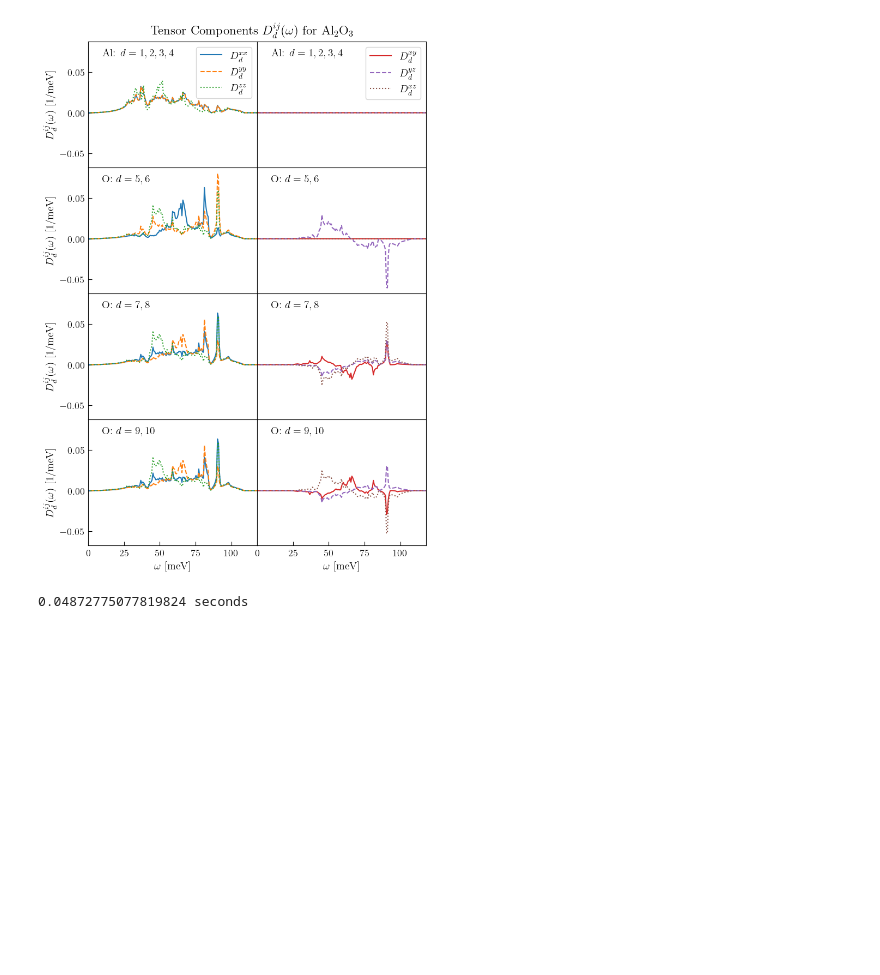
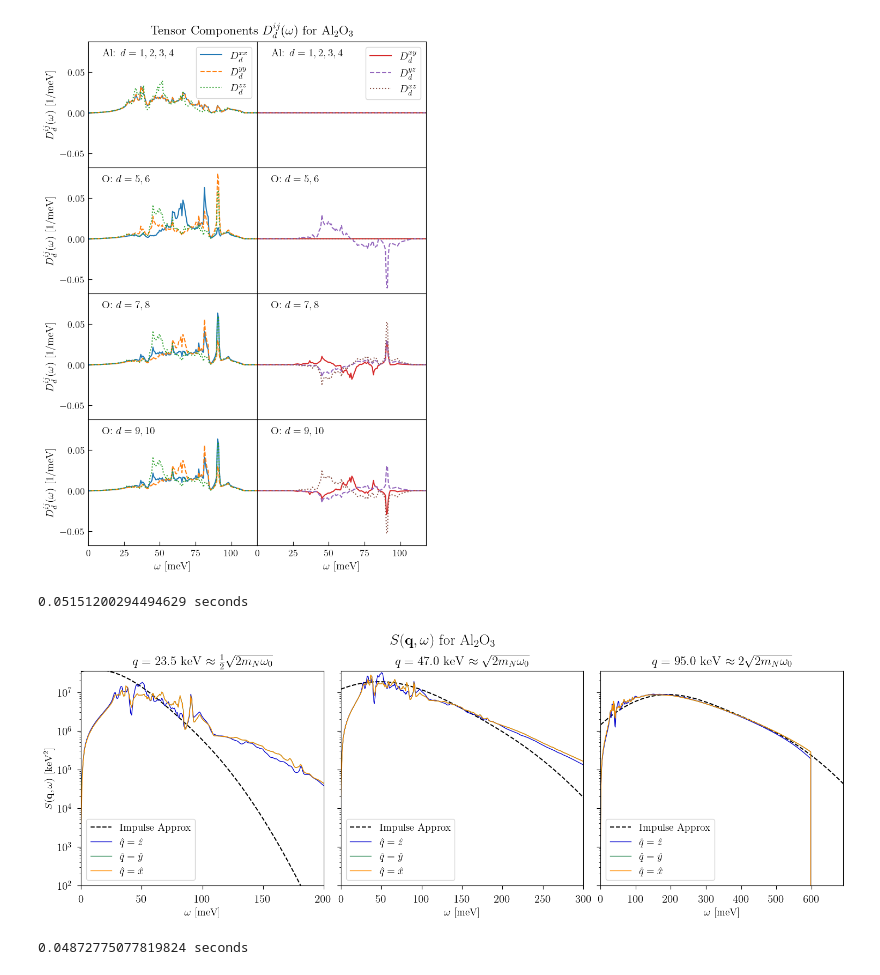
Before and after one commit to tongylin/DarkELF, a Jupyter notebook: examples/darkelf_daily_modulation.ipynb, the cells around one changed output. Saved outputs shown, nothing was run; the diff lists cells and outputs as text; code cells hidden in the pictures; blank space fills up the shorter version.

```diff
--- a/examples/darkelf_daily_modulation.ipynb
+++ b/examples/darkelf_daily_modulation.ipynb
@@ -159,6 +219,52 @@ ax[(3,1)].annotate(f'O: $d=9,10$',(10,0.07),fontsize=14);
 #fig.savefig('tensor_components_Al2O3.png',bbox_inches='tight')
 # %% [output]
 [figure]
+# %%
+fig,ax = plt.subplots(nrows=1,ncols=3,figsize=(15,5),layout='constrained',sharey=True)
+q_array = np.array([23.5,47,95])*1.0e3 #different q values to test below
+omega = np.linspace(0.0,800.0e-3,1000)
+thetas = np.array([0,np.pi/2,np.pi/2])
+
+fig.suptitle(f'$S(\mathbf{{q}},\\omega)$ for Al$_2$O$_3$',y=1.07,fontsize=20)
+
+start = time.time()
+S_q_omega_Al2O3 = al2o3.structure_factor_anisotropic(q_array,thetas,[np.pi/2,0],omega,1,10)
+impulse_approx_Al2O3 = al2o3.impulse_approximation_anisotropic(q_array,omega)
+end = time.time()
+print(f'{end-start} seconds')
+
+labels = [r'$\hat q = \hat z$',r'$\hat q = \hat y$',r'$\hat q = \hat x$']
+colors = ['mediumblue','seagreen','darkorange']
+ax[0].plot(omega*1000,impulse_approx_Al2O3[0]/1e6,label='Impulse Approx',color='black',linestyle='dashed')
+ax[1].plot(omega*1000,impulse_approx_Al2O3[1]/1e6,label='Impulse Approx',color='black',linestyle='dashed')
+ax[2].plot(omega*1000,impulse_approx_Al2O3[2]/1e6,label='Impulse Approx',color='black',linestyle='dashed')
+
+for k,th in enumerate(thetas):
+    for i,q in enumerate(q_array):
+        ax[i].plot(omega*1000,S_q_omega_Al2O3[i][k][int(np.floor(k/2))]/1.0e6,\
+                   label=labels[k],\
+                    linewidth=1,color = colors[k])
+        #ax[i].set_xlim(0,600)
+        #ax[i].set_xlim(450,800)
+        #ax[i].set_ylim(0,2.4e7)
+        ax[i].set_ylim(1e2,3.5e7)
+        ax[i].set_yscale('log')
+        ax[i].legend();
+        ax[i].set_xlabel(r'$\omega$ [meV]')
+
+#ax[2].set_ylim(0,1e6)
+ax[0].set_ylabel(r'$S(\mathbf{q},\omega)$ [keV$^2$]');
+
+ax[0].set_title(f'$q=$ {np.round(q_array[0]/1000,1)} keV $\\approx \\frac{{1}}{{2}} \\sqrt{{2 m_N \omega_0}}$',y=1.01);
+ax[1].set_title(f'$q=$ {np.round(q_array[1]/1000,1)} keV $\\approx \\sqrt{{2 m_N \omega_0}}$',y=1.01);
+ax[2].set_title(f'$q=$ {np.round(q_array[2]/1000,1)} keV $\\approx 2 \\sqrt{{2 m_N \omega_0}}$',y=1.01);
+ax[0].set_xlim(0,200)
+ax[1].set_xlim(0,300)
+ax[2].set_xlim(0,690);
+#fig.savefig('Structure_factor_Al2O3_omega_fixeddirection_log.pdf',bbox_inches='tight')
+# %% [output]
+0.05151200294494629 seconds
+[figure, added]
 # %%
 fig,ax = plt.subplots(nrows=1,ncols=3,figsize=(15,5),layout='constrained',sharey=True)
 q_array = np.array([23.5,47,95])*1.0e3 #different q values to test below
```
Also changed, not shown: parts of 6 cells of this notebook, 8 other files.
